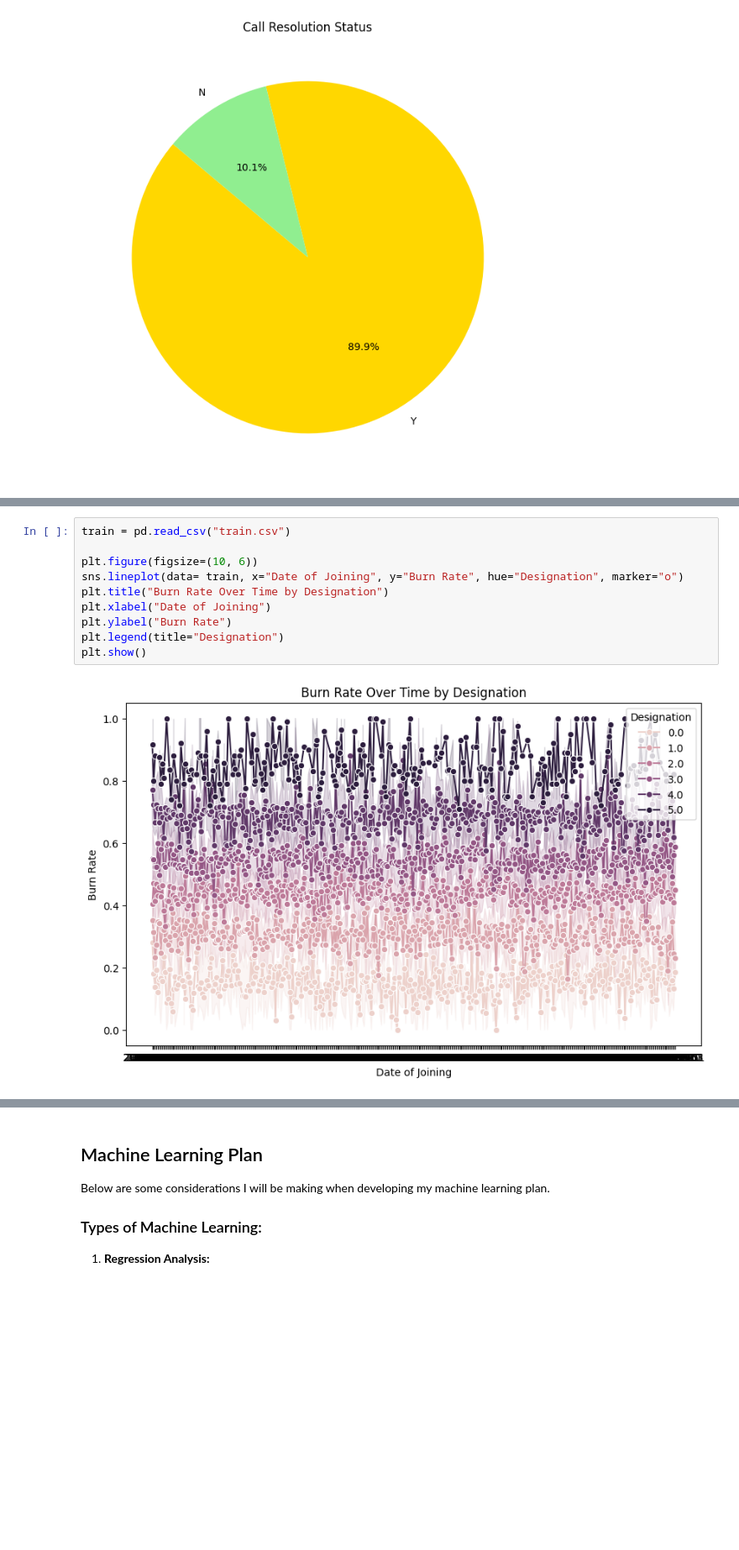
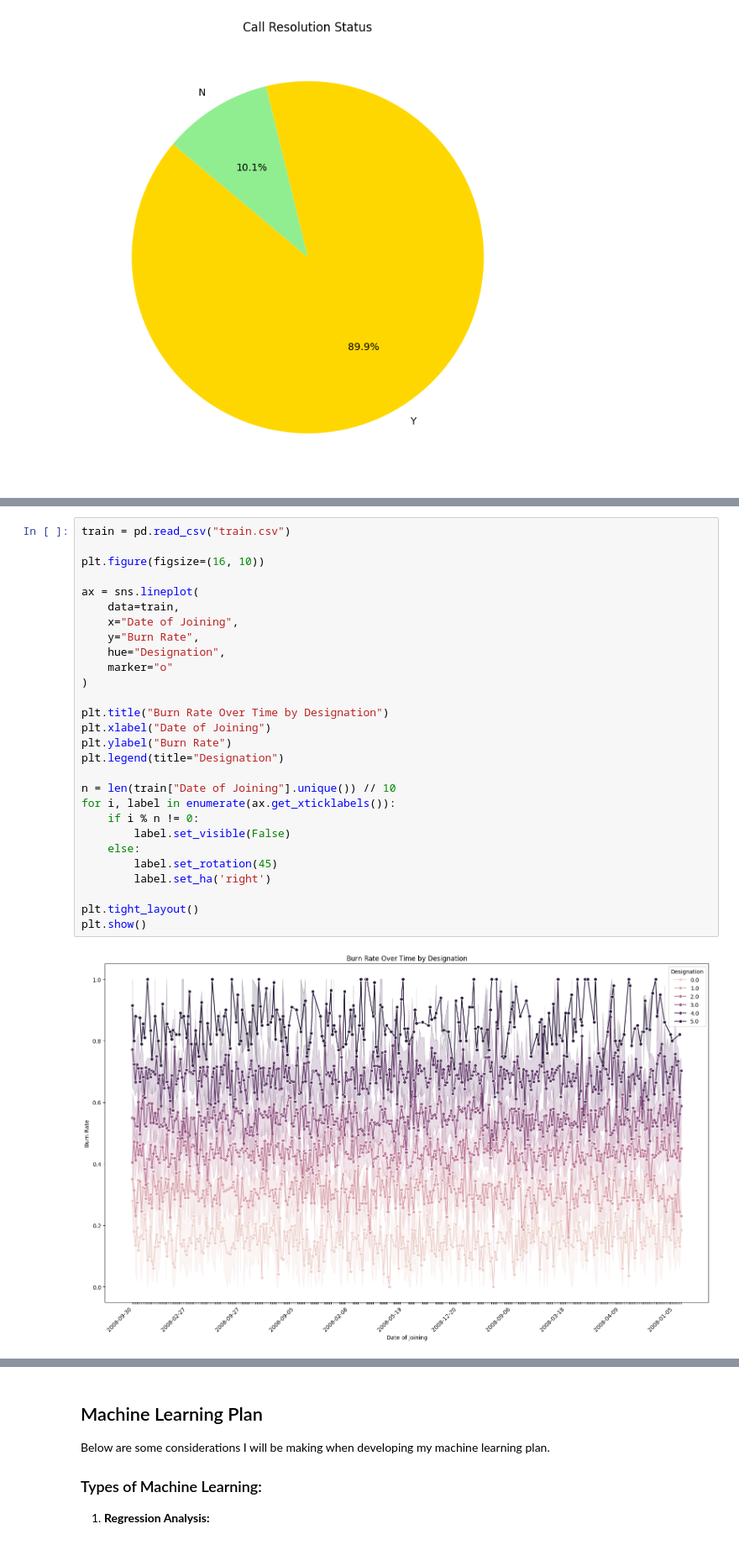
Before and after one commit to IT4063C-Fall24/final-project-cortesne, a Jupyter notebook: source.ipynb, the cells around one changed output, grey strips where cells are left out. Shown at 84% size. Saved outputs shown, nothing was run; the diff lists cells and outputs as text; blank space fills up the shorter version.

```diff
--- a/source.ipynb
+++ b/source.ipynb
@@ -344,13 +358,31 @@ plt.show()
 # %%
 train = pd.read_csv("train.csv")
 
-plt.figure(figsize=(10, 6))
-sns.lineplot(data= train, x="Date of Joining", y="Burn Rate", hue="Designation", marker="o")
+plt.figure(figsize=(16, 10))
+
+ax = sns.lineplot(
+    data=train,
+    x="Date of Joining",
+    y="Burn Rate",
+    hue="Designation",
+    marker="o"
+)
+
 plt.title("Burn Rate Over Time by Designation")
 plt.xlabel("Date of Joining")
 plt.ylabel("Burn Rate")
 plt.legend(title="Designation")
+
+n = len(train["Date of Joining"].unique()) // 10
+for i, label in enumerate(ax.get_xticklabels()):
+    if i % n != 0:
+        label.set_visible(False)
+    else:
+        label.set_rotation(45)
+        label.set_ha('right')
+
+plt.tight_layout()
 plt.show()
 # %% [output]
-[figure, old version]
+[figure, new version]
 # %%
```
Also changed, not shown: parts of 4 cells of this notebook, 1 other file.
